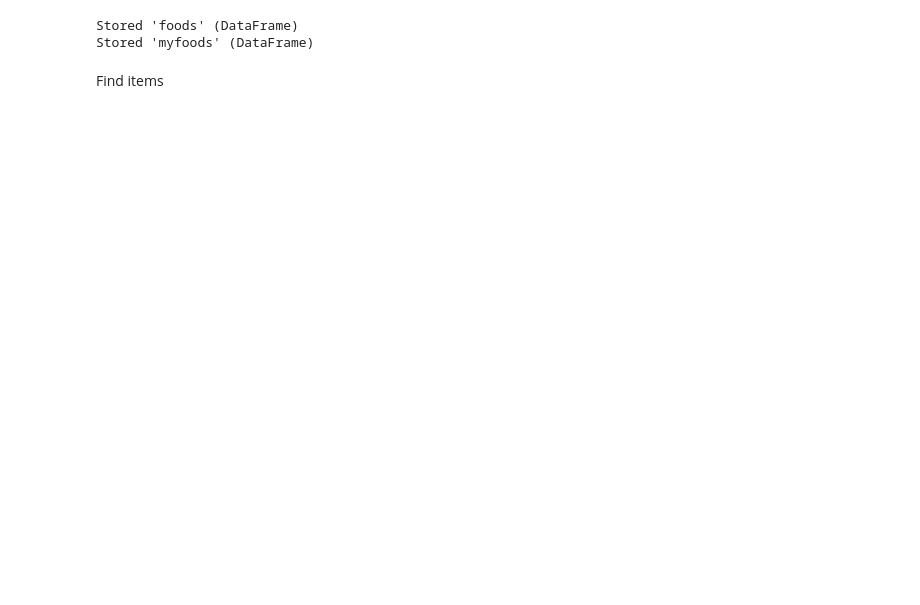
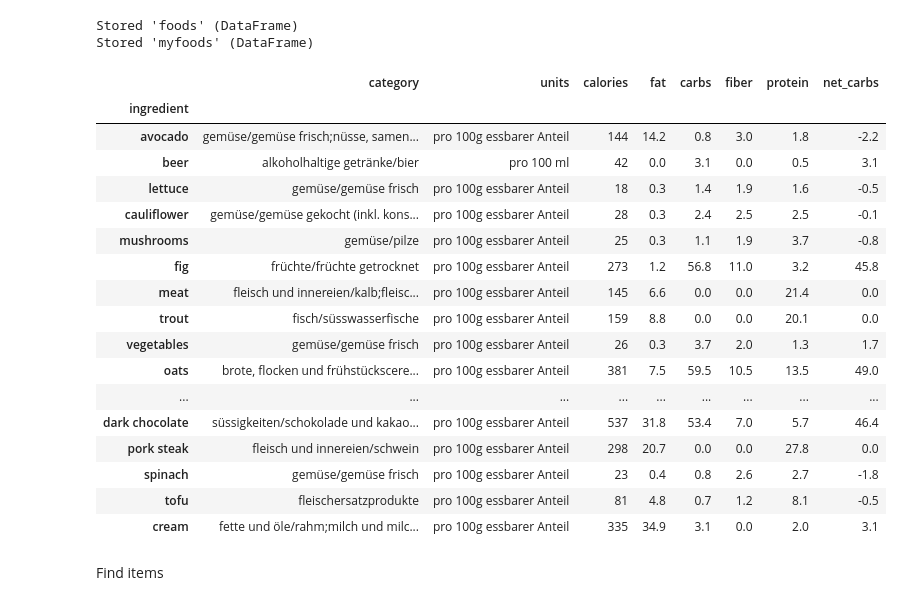
Before and after one commit to fabiangunzinger/learning, a Jupyter notebook: food-data/make_data.ipynb, the cells around one changed output. Drawn from its saved outputs; the diff is of its cells as text; code cells hidden in the pictures; blank space fills up the shorter version.

```diff
--- a/food-data/make_data.ipynb
+++ b/food-data/make_data.ipynb
@@ -14,6 +14,7 @@ def read(file):
           .pipe(str_to_numeric, ['fat', 'carbs', 'fiber', 'protein'])
           .pipe(str_to_lower, ['name', 'category'])
           .pipe(strip_strings, ['name'])
+          .assign(net_carbs = lambda x: x.carbs - x.fiber)
           .dropna(how='any'))
     return df
 
@@ -122,6 +123,27 @@ myfoods = make_myfoods(foods, my_foods).set_index('ingredient')
 # %% [output]
 Stored 'foods' (DataFrame)
 Stored 'myfoods' (DataFrame)
+# %%
+myfoods
+# %% [output]
+|  | category | units | calories | fat | carbs | fiber | protein | net_carbs |
+| ingredient |  |  |  |  |  |  |  |  |
+| avocado | gemüse/gemüse frisch;nüsse, samen... | pro 100g essbarer Anteil | 144 | 14.2 | 0.8 | 3.0 | 1.8 | -2.2 |
+| beer | alkoholhaltige getränke/bier | pro 100 ml | 42 | 0.0 | 3.1 | 0.0 | 0.5 | 3.1 |
+| lettuce | gemüse/gemüse frisch | pro 100g essbarer Anteil | 18 | 0.3 | 1.4 | 1.9 | 1.6 | -0.5 |
+| cauliflower | gemüse/gemüse gekocht (inkl. kons... | pro 100g essbarer Anteil | 28 | 0.3 | 2.4 | 2.5 | 2.5 | -0.1 |
+| mushrooms | gemüse/pilze | pro 100g essbarer Anteil | 25 | 0.3 | 1.1 | 1.9 | 3.7 | -0.8 |
+| fig | früchte/früchte getrocknet | pro 100g essbarer Anteil | 273 | 1.2 | 56.8 | 11.0 | 3.2 | 45.8 |
+| meat | fleisch und innereien/kalb;fleisc... | pro 100g essbarer Anteil | 145 | 6.6 | 0.0 | 0.0 | 21.4 | 0.0 |
+| trout | fisch/süsswasserfische | pro 100g essbarer Anteil | 159 | 8.8 | 0.0 | 0.0 | 20.1 | 0.0 |
+| vegetables | gemüse/gemüse frisch | pro 100g essbarer Anteil | 26 | 0.3 | 3.7 | 2.0 | 1.3 | 1.7 |
+| oats | brote, flocken und frühstückscere... | pro 100g essbarer Anteil | 381 | 7.5 | 59.5 | 10.5 | 13.5 | 49.0 |
+| ... | ... | ... | ... | ... | ... | ... | ... | ... |
+| dark chocolate | süssigkeiten/schokolade und kakao... | pro 100g essbarer Anteil | 537 | 31.8 | 53.4 | 7.0 | 5.7 | 46.4 |
+| pork steak | fleisch und innereien/schwein | pro 100g essbarer Anteil | 298 | 20.7 | 0.0 | 0.0 | 27.8 | 0.0 |
+| spinach | gemüse/gemüse frisch | pro 100g essbarer Anteil | 23 | 0.4 | 0.8 | 2.6 | 2.7 | -1.8 |
+| tofu | fleischersatzprodukte | pro 100g essbarer Anteil | 81 | 4.8 | 0.7 | 1.2 | 8.1 | -0.5 |
+| cream | fette und öle/rahm;milch und milc... | pro 100g essbarer Anteil | 335 | 34.9 | 3.1 | 0.0 | 2.0 | 3.1 |
 # %% [markdown]
 Find items
 # %%
```
Also changed, not shown: parts of 1 cell of this notebook, 1 other file.
